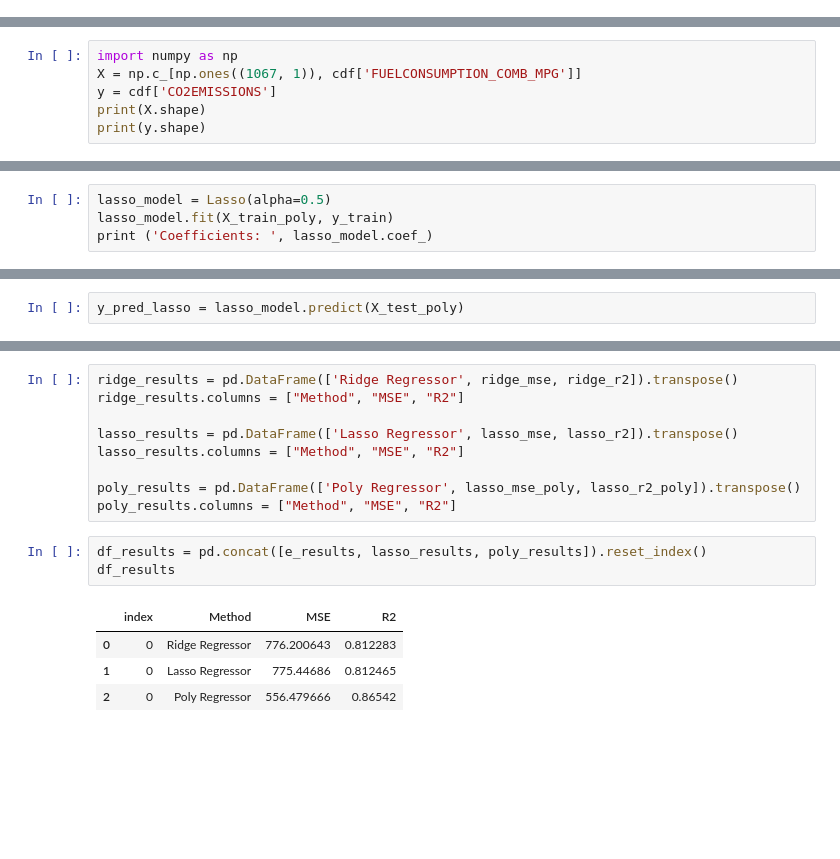
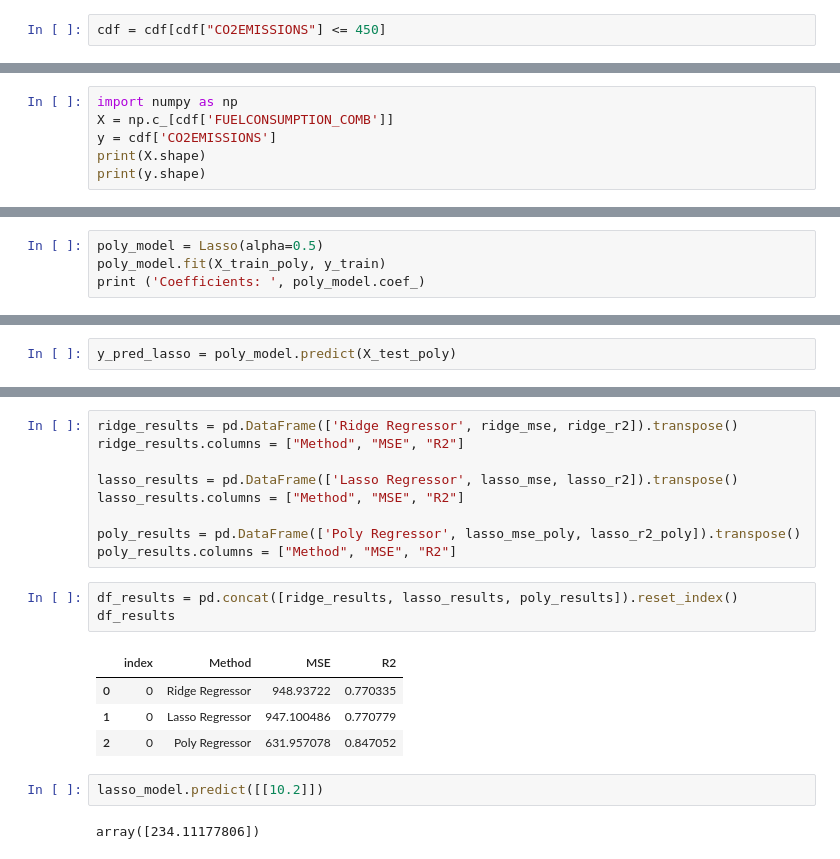
Before and after one commit to wesinalves/projetos-ml-para-iniciantes, a Jupyter notebook: notebooks/previsao-consumo-combustivel-simples.ipynb, the cells around one changed output, grey strips where cells are left out. Saved outputs shown, nothing was run; the diff lists cells and outputs as text; blank space fills up the shorter version.

```diff
--- a/notebooks/previsao-consumo-combustivel-simples.ipynb
+++ b/notebooks/previsao-consumo-combustivel-simples.ipynb
@@ -163,8 +206,10 @@ plt.boxplot(cdf['CO2EMISSIONS'])
+# %%
+cdf = cdf[cdf["CO2EMISSIONS"] <= 450]
 # %% [markdown]
 ## preparando os dados
 # %%
 import numpy as np
-X = np.c_[np.ones((1067, 1)), cdf['FUELCONSUMPTION_COMB_MPG']]
+X = np.c_[cdf['FUELCONSUMPTION_COMB']]
 y = cdf['CO2EMISSIONS']
 print(X.shape)
 print(y.shape)
@@ -205,7 +254,7 @@ poly_features = PolynomialFeatures(degree=2, include_bias=False)
 X_train_poly = poly_features.fit_transform(X_train)
 X_test_poly = poly_features.fit_transform(X_test)
 # %%
-lasso_model = Lasso(alpha=0.5)
-lasso_model.fit(X_train_poly, y_train)
-print ('Coefficients: ', lasso_model.coef_)
+poly_model = Lasso(alpha=0.5)
+poly_model.fit(X_train_poly, y_train)
+print ('Coefficients: ', poly_model.coef_)
 # %% [output]
@@ -214,5 +262,5 @@ Coefficients:  [ 0.00000000e+00 -1.47859948e+01  0.00000000e+00 -8.03694961e-14
 # %%
-y_pred_lasso = lasso_model.predict(X_test_poly)
+y_pred_lasso = poly_model.predict(X_test_poly)
 # %%
 lasso_mse_poly = mean_squared_error(y_test, y_pred_lasso)
 lasso_r2_poly = r2_score(y_test, y_pred_lasso)
@@ -246,10 +294,14 @@ lasso_results.columns = ["Method", "MSE", "R2"]
 poly_results = pd.DataFrame(['Poly Regressor', lasso_mse_poly, lasso_r2_poly]).transpose()
 poly_results.columns = ["Method", "MSE", "R2"]
 # %%
-df_results = pd.concat([e_results, lasso_results, poly_results]).reset_index()
+df_results = pd.concat([ridge_results, lasso_results, poly_results]).reset_index()
 df_results
 # %% [output]
 |  | index | Method | MSE | R2 |
-| 0 | 0 | Ridge Regressor | 776.200643 | 0.812283 |
-| 1 | 0 | Lasso Regressor | 775.44686 | 0.812465 |
-| 2 | 0 | Poly Regressor | 556.479666 | 0.86542 |
+| 0 | 0 | Ridge Regressor | 948.93722 | 0.770335 |
+| 1 | 0 | Lasso Regressor | 947.100486 | 0.770779 |
+| 2 | 0 | Poly Regressor | 631.957078 | 0.847052 |
+# %%
+lasso_model.predict([[10.2]])
+# %% [output]
+array([234.11177806])
```
Also changed, not shown: parts of 12 cells of this notebook.
